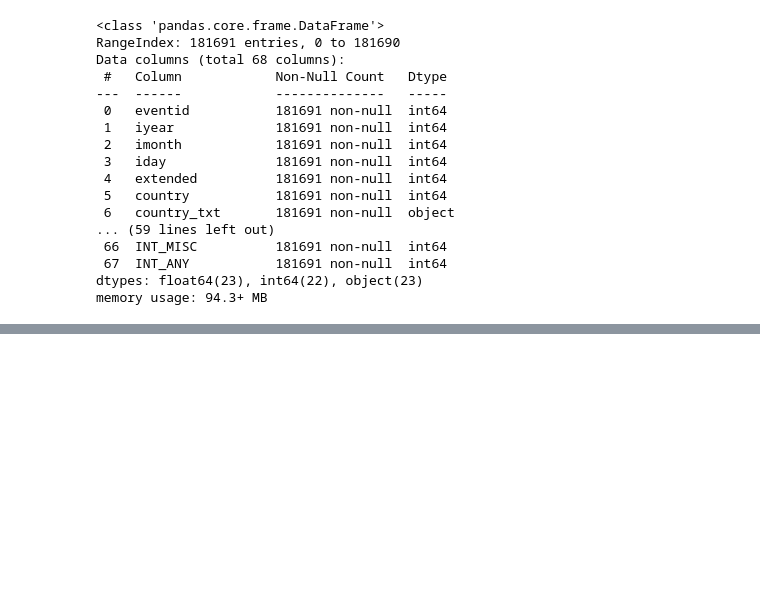
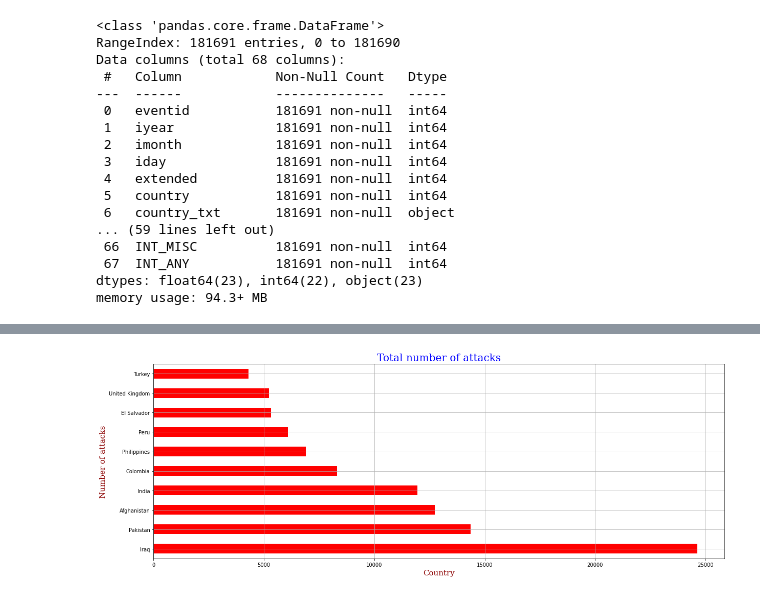
Before and after one commit to Gauravgade3/Global-Terrorism-Analysis, a Jupyter notebook: Global_Terrorism_Analysis_Capstone_Project.ipynb, the cells around one changed output, grey strips where cells are left out. Saved outputs shown, nothing was run; the diff lists cells and outputs as text; code cells hidden in the pictures; blank space fills up the shorter version.

```diff
--- a/Global_Terrorism_Analysis_Capstone_Project.ipynb
+++ b/Global_Terrorism_Analysis_Capstone_Project.ipynb
@@ -300,0 +339,4 @@ df1["ransom"].fillna(df["ransom"].mode(),inplace = True)
+# %%
+# Number of attacks in different countries
+number_attacks_country=df1['country_txt'].value_counts().sort_values(ascending=False).head(10)
+number_attacks_country
@@ -300,0 +355,12 @@ df1["ransom"].fillna(df["ransom"].mode(),inplace = True)
+# %%
+# Plotting total number of attacks through different countries
+number_attacks_country.plot(kind='barh',color='red')
+plt.rcParams['figure.figsize']=(20,7)
+font1 = {'family':'serif','color':'blue','size':20}
+font2 = {'family':'serif','color':'darkred','size':15}
+plt.title('Total number of attacks',fontdict=font1)
+plt.xlabel('Country',fontdict=font2)
+plt.ylabel('Number of attacks',fontdict=font2)
+plt.grid()
+# %% [output]
+[figure, added]
```
Also changed, not shown: parts of 12 cells of this notebook.
